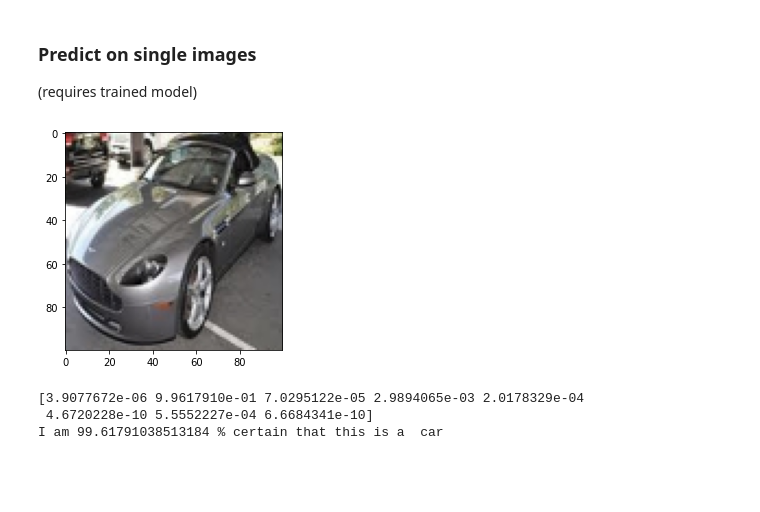
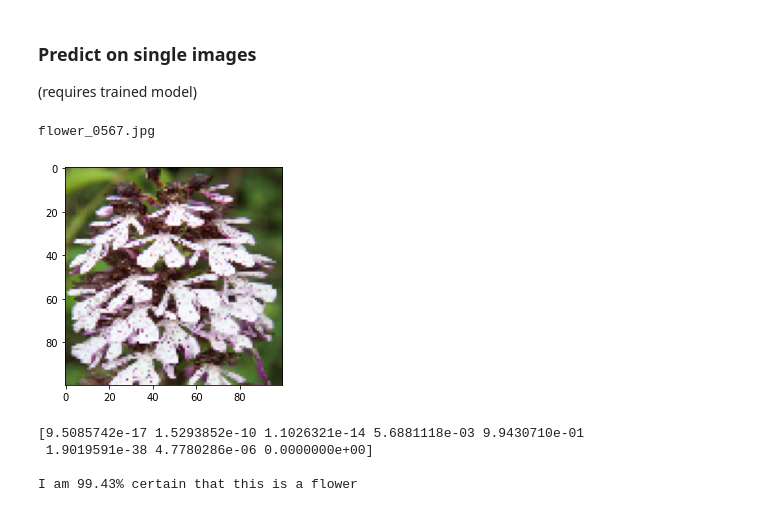
Before and after one commit to emmarant/CNN, a Jupyter notebook: CNN_classification_on_colab_env_LECTURER.ipynb, the cells around one changed output. Cells and saved outputs as stored; diff of their text form; code cells hidden in the pictures; blank space fills up the shorter version.

```diff
--- a/CNN_classification_on_colab_env_LECTURER.ipynb
+++ b/CNN_classification_on_colab_env_LECTURER.ipynb
@@ -911,36 +910,40 @@ Accuracy =  94.28571462631226 %
 # %%
 # After having trained a model, how to we call it and use it with individual inputs?
 # here's one way to do it:
 
 
-# load an image, transorm it into the right input shape for the model
+# load an image from the test set, transorm it into the right input shape for the model, and get the model's prediction on it
 
-data_path='/content/natural_images'
-obj=random.choice(os.listdir(data_path))
-file=random.choice(os.listdir(os.path.join(data_path,obj)))
+classifcation_data_path='/content/natural_images_classification'
+obj=random.choice(os.listdir(os.path.join(classification_data_path,'test')))
+file=random.choice(os.listdir(os.path.join(classification_data_path,'test',obj)))
+print(file)
 
-img = image.load_img(os.path.join(data_path,obj,file), target_size=(100, 100))
+img = image.load_img(os.path.join(classification_data_path,'test',obj,file), target_size=(100, 100))
 img_exp = image.img_to_array(img)
 img_exp = np.expand_dims(img_exp, axis=0)
 img_exp /= 255.
 
 ## check the image
 plt.imshow(img_exp[0])
 plt.show()
 
 ## ask model to predict
 ## notice that the prediction comes in the form of a vector with length = number_of_classes and values which correspond to probablities for each class
 prediction = model.predict(img_exp)
 print(prediction[0])
 
 # just for fun: translate above prediction (vector with class probablilities) to a more human-friendly answer
 class_labels=train.class_indices
 class_labels=dict((value,key) for key,value in class_labels.items())
 predicted_class=class_labels[np.argmax(prediction[0],axis=-1)]
 accuracy=np.max(prediction)
-print('I am', accuracy*100,'%' ' certain that this is a ', predicted_class)
+print()
+print('I am %.2f%% certain that this is a %s'  % (accuracy*100.0,predicted_class))
 # %% [output]
+flower_0567.jpg
-[figure, old version]
+[figure, new version]
-[3.9077672e-06 9.9617910e-01 7.0295122e-05 2.9894065e-03 2.0178329e-04
- 4.6720228e-10 5.5552227e-04 6.6684341e-10]
-I am 99.61791038513184 % certain that this is a  car
+[9.5085742e-17 1.5293852e-10 1.1026321e-14 5.6881118e-03 9.9430710e-01
+ 1.9019591e-38 4.7780286e-06 0.0000000e+00]
+
+I am 99.43% certain that this is a flower
```
Also changed, not shown: parts of 7 cells of this notebook.
